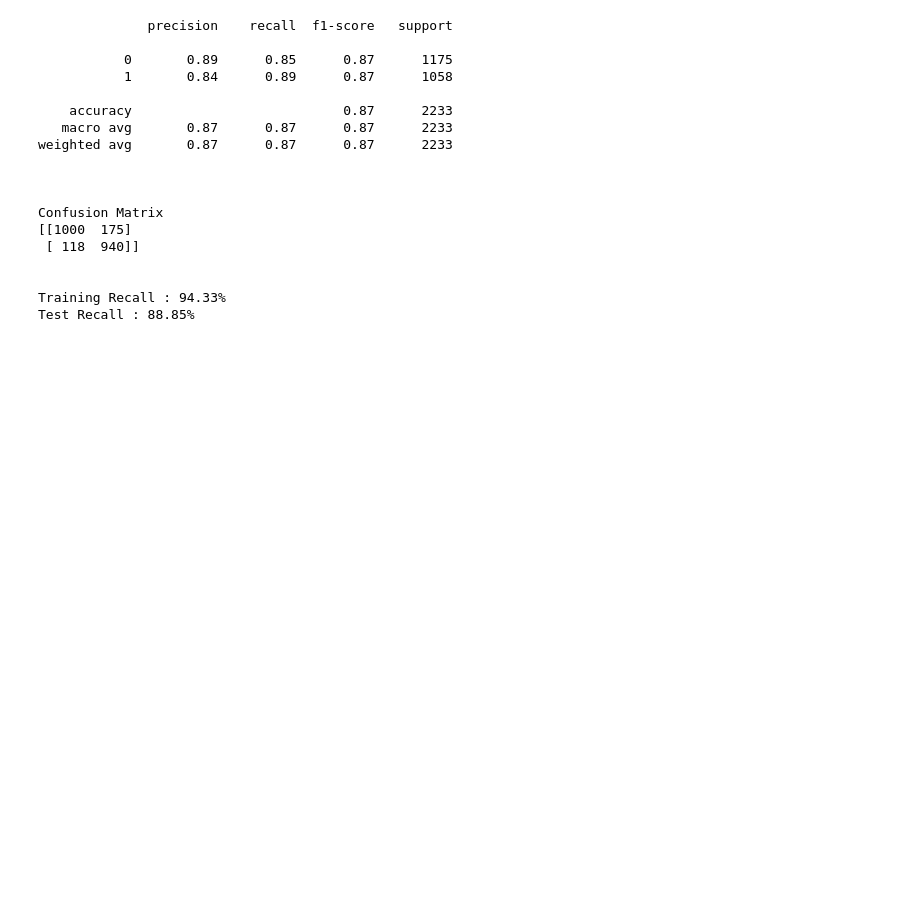
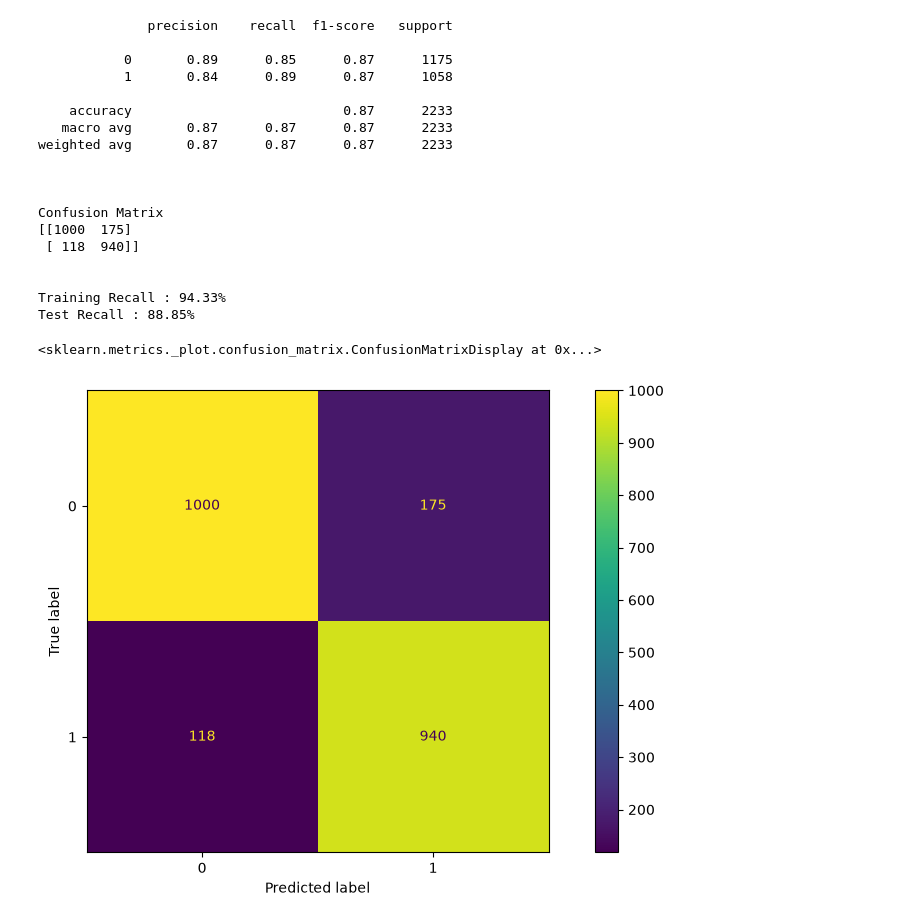
Before and after one commit to Lang-Shin/applied-ml-pipelines, a Jupyter notebook: XGBoost/Practice2/Term_Deposit_Subscription_Prediction.ipynb, the cells around one changed output. Cells and saved outputs as stored; diff of their text form; code cells hidden in the pictures; blank space fills up the shorter version.

Commit message:
feat: plot confusion matrix

```diff
--- a/XGBoost/Practice2/Term_Deposit_Subscription_Prediction.ipynb
+++ b/XGBoost/Practice2/Term_Deposit_Subscription_Prediction.ipynb
@@ -130,3 +130,14 @@ Confusion Matrix
 
 Training Recall : 94.33%
 Test Recall : 88.85%
+# %%
+# Plot Confusion Matrix
+import matplotlib.pyplot as plt
+from sklearn.metrics import ConfusionMatrixDisplay
+
+fig, ax = plt.subplots(figsize=(12, 6))
+
+ConfusionMatrixDisplay.from_predictions(y_test, predictions, ax=ax)
+# %% [output]
+<sklearn.metrics._plot.confusion_matrix.ConfusionMatrixDisplay at 0x...>
+[figure, added]
```
